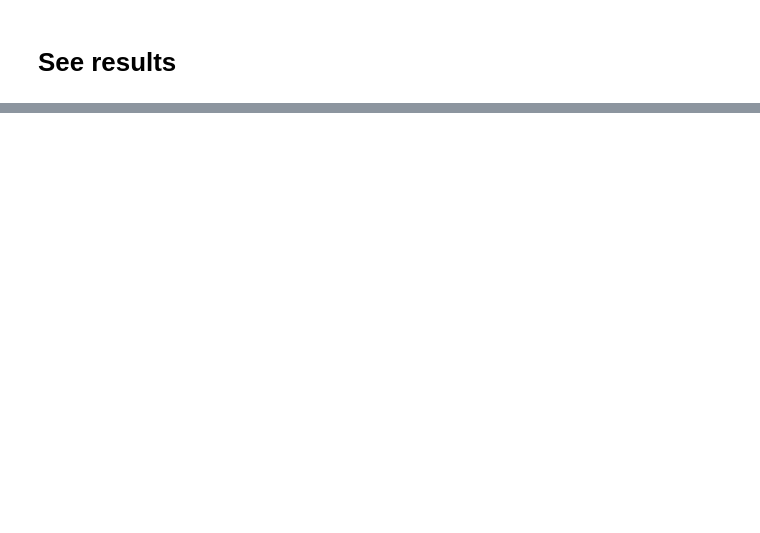
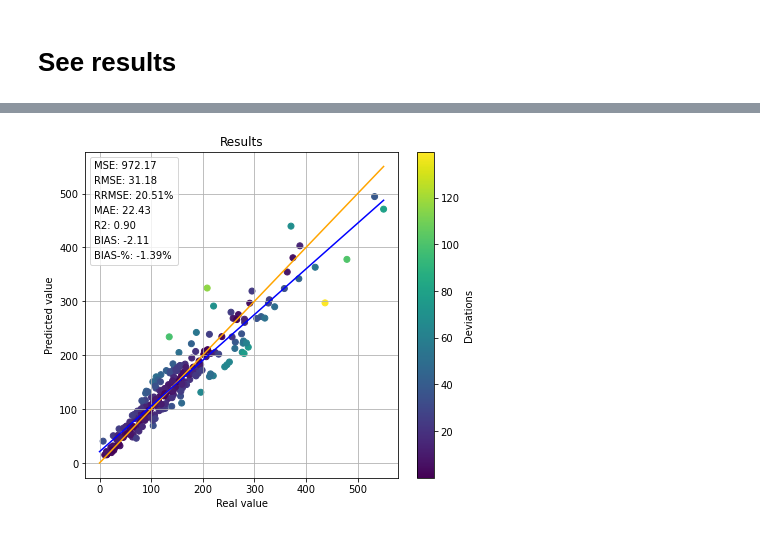
Before and after one commit to mayrajeo/enveco, a Jupyter notebook: examples/Voxelizations with 3DCnns.ipynb, the cells around one changed output, grey strips where cells are left out. Cells and saved outputs as stored; diff of their text form; code cells hidden in the pictures; blank space fills up the shorter version.

```diff
--- a/examples/Voxelizations with 3DCnns.ipynb
+++ b/examples/Voxelizations with 3DCnns.ipynb
@@ -133,0 +139,4 @@ plt.show()
+# %%
+inc_learner = load_learner('models/h_voxels.pkl')
+# %%
+test_interp = RegressionInterpretation.from_learner(inc_learner, dl=test_dl)
@@ -133,0 +145,5 @@ plt.show()
+# %%
+test_interp.plot_results()
+plt.show()
+# %% [output]
+[figure, added]
```
Also changed, not shown: parts of 12 cells of this notebook, 6 other files.
